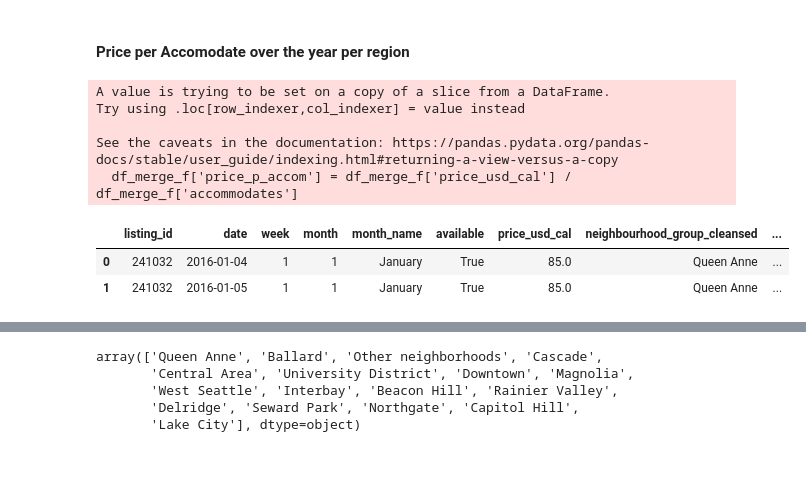
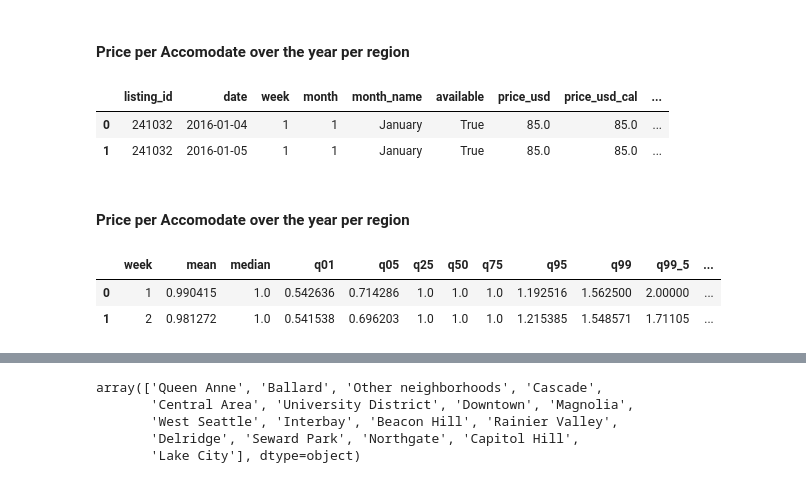
Before and after one commit to saschagroetzki/ud_p1_blogpost, a Jupyter notebook: main.ipynb, the cells around one changed output, grey strips where cells are left out. Drawn from its saved outputs; the diff is of its cells as text; code cells hidden in the pictures.

Commit message:
Further Analysis of the data and generation of relevant figures"
git status

```diff
--- a/main.ipynb
+++ b/main.ipynb
@@ -156,7 +160,8 @@ for col in col_perc:
 col_curr = ['price','extra_people', 'weekly_price', 'monthly_price', 'security_deposit', 'cleaning_fee']
 
 for col in col_curr:
-    df_list[col + '_usd'] = df_list[col].apply(lambda x: x[1:] if isinstance(x, str) else x)
+    df_list[col] = df_list[col].apply(lambda x: x.replace(',', '') if isinstance(x,str) else x)
+    df_list[col + '_usd'] = df_list[col].apply(lambda x: x[1:] if isinstance(x, str) else x).astype(float)
 
 # generate numeric values for the column host_response_time
 resp_dict = {
@@ -206,6 +211,9 @@ col_drop = ['thumbnail_url',
             'amenities']
 
 df_list = df_list.drop(columns=col_drop)
+
+# calculate the price per accomodate
+df_list['price_p_accom'] = df_list['price_usd'] / df_list['accommodates']
 # %%
 df_list.head(3)
 # %% [output]
@@ -255,25 +359,24 @@ In the following the data shall be analyzed and following questions answered:
 # %%
 rel_cols = ['listing_id',
             'date',
             'week',
             'month',
             'month_name',
             'available',
+            'price_usd',
             'price_usd_cal',
             'neighbourhood_group_cleansed',
             'accommodates']
 
 df_merge_f = df_merge[rel_cols]
 
+df_merge_f = df_merge_f[df_merge_f['available'] == True]
+
+df_merge_f['price_fluc'] = df_merge_f['price_usd_cal'] / df_merge_f['price_usd']
 df_merge_f['price_p_accom'] = df_merge_f['price_usd_cal'] / df_merge_f['accommodates']
 
 df_merge_f.head(2)
 # %% [output]
-A value is trying to be set on a copy of a slice from a DataFrame.
-Try using .loc[row_indexer,col_indexer] = value instead
-
-See the caveats in the documentation: https://pandas.pydata.org/pandas-docs/stable/user_guide/indexing.html#returning-a-view-versus-a-copy
-  df_merge_f['price_p_accom'] = df_merge_f['price_usd_cal'] / df_merge_f['accommodates']
-|  | listing_id | date | week | month | month_name | available | price_usd_cal | neighbourhood_group_cleansed | ... |
-| 0 | 241032 | 2016-01-04 | 1 | 1 | January | True | 85.0 | Queen Anne | ... |
-| 1 | 241032 | 2016-01-05 | 1 | 1 | January | True | 85.0 | Queen Anne | ... |
+|  | listing_id | date | week | month | month_name | available | price_usd | price_usd_cal | ... |
+| 0 | 241032 | 2016-01-04 | 1 | 1 | January | True | 85.0 | 85.0 | ... |
+| 1 | 241032 | 2016-01-05 | 1 | 1 | January | True | 85.0 | 85.0 | ... |
@@ -279,0 +463,2 @@ See the caveats in the documentation: https://pandas.pydata.org/pandas-docs/stab
+# %% [markdown]
+#### Price per Accomodate over the year per region
@@ -279,0 +473,22 @@ See the caveats in the documentation: https://pandas.pydata.org/pandas-docs/stab
+# %%
+df_agg = df_merge_f.groupby(['week']).agg(
+    mean = ('price_fluc', 'mean'),
+    median = ('price_fluc', 'median'),
+    q01 = ('price_fluc', quant(0.01)),
+    q05 = ('price_fluc', quant(0.05)),
+    q25 = ('price_fluc', quant(0.25)),
+    q50 = ('price_fluc', quant(0.5)),
+    q75 = ('price_fluc', quant(0.75)),
+    q95 = ('price_fluc', quant(0.95)),
+    q99 = ('price_fluc', quant(0.99)),
+    q99_5 = ('price_fluc', quant(0.995)),
+    q99_9 = ('price_fluc', quant(0.999)),
+    min_val = ('price_fluc', 'min'),
+    max_val = ('price_fluc', 'max'),
+).reset_index()
+
+df_agg.head(2)
+# %% [output]
+|  | week | mean | median | q01 | q05 | q25 | q50 | q75 | q95 | q99 | q99_5 | ... |
+| 0 | 1 | 0.990415 | 1.0 | 0.542636 | 0.714286 | 1.0 | 1.0 | 1.0 | 1.192516 | 1.562500 | 2.00000 | ... |
+| 1 | 2 | 0.981272 | 1.0 | 0.541538 | 0.696203 | 1.0 | 1.0 | 1.0 | 1.215385 | 1.548571 | 1.71105 | ... |
```
Also changed, not shown: parts of 17 cells of this notebook.
